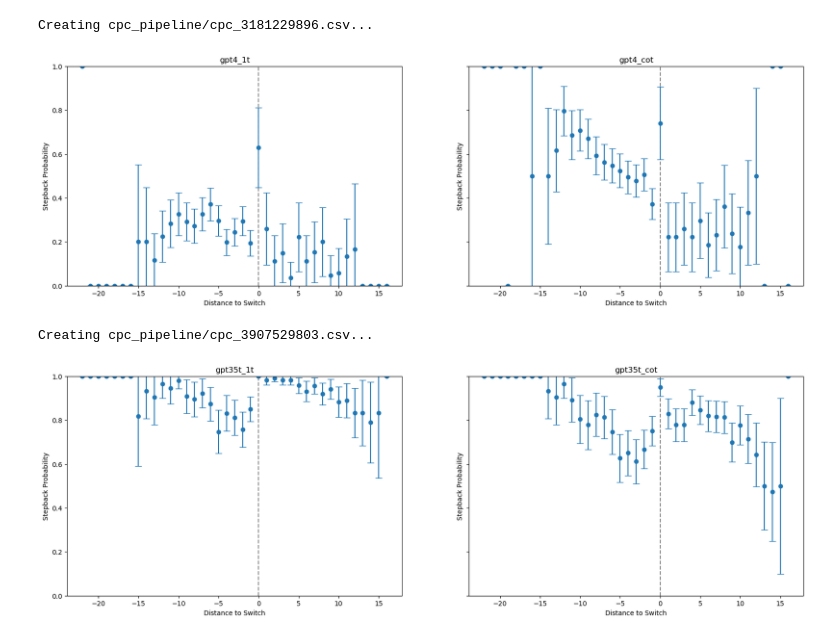
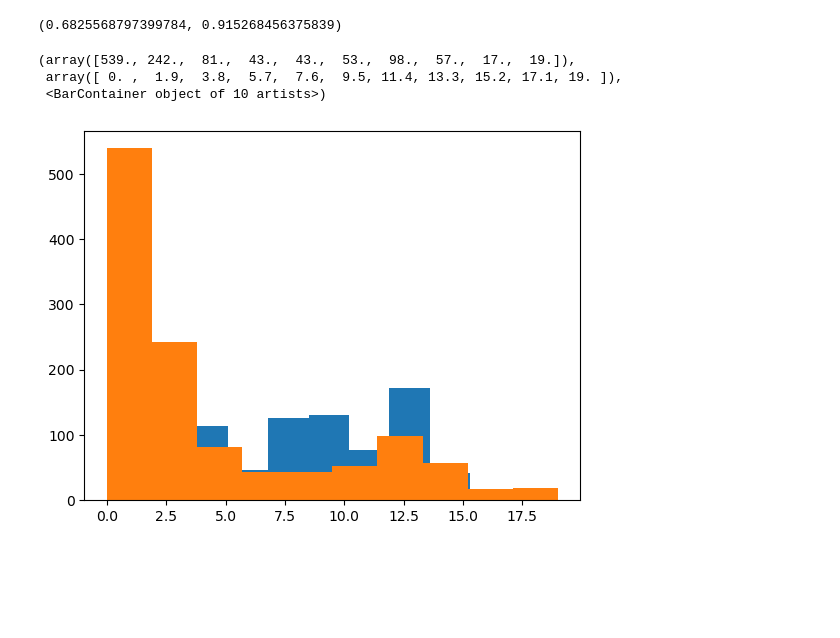
Before and after one commit to jlucassen/CPC_stepping_back, a Jupyter notebook: cpc_quadratic_replication.ipynb, the cells around one changed output. Saved outputs shown, nothing was run; the diff lists cells and outputs as text; code cells hidden in the pictures; blank space fills up the shorter version.

```diff
--- a/cpc_quadratic_replication.ipynb
+++ b/cpc_quadratic_replication.ipynb
@@ -76,12 +78,12 @@ do_analysis(cpc_df_4, [gpt4_1t, gpt4_cot])
-# %%
-data35t_cpc4 = judge_cpc(switching_df_35t, [gpt4_1t, gpt4_cot])
-do_analysis(data35t_cpc4, [gpt4_1t, gpt4_cot])
-# %% [output]
-Creating cpc_pipeline/cpc_3181229896.csv...
-[figure, removed]
-# %%
-data4_35t = judge_cpc(switching_df_4, [gpt35t_1t, gpt35t_cot])
-do_analysis(data4_35t, [gpt35t_1t, gpt35t_cot])
-# %% [output]
-Creating cpc_pipeline/cpc_3907529803.csv...
-[figure, removed]
+# %%
+sum(cpc_df_35t['gpt35t_cot'] == cpc_df_35t['gpt35t_1t'])/len(cpc_df_35t), sum(cpc_df_4['gpt4_cot'] == cpc_df_4['gpt4_1t'])/len(cpc_df_4)
+# %% [output]
+(0.6825568797399784, 0.915268456375839)
+# %%
+plt.hist(cpc_df_35t['switch_index'])
+plt.hist(cpc_df_4['switch_index'])
+# %% [output]
+(array([539., 242.,  81.,  43.,  43.,  53.,  98.,  57.,  17.,  19.]),
+ array([ 0. ,  1.9,  3.8,  5.7,  7.6,  9.5, 11.4, 13.3, 15.2, 17.1, 19. ]),
+ <BarContainer object of 10 artists>)
+[figure, added]
```
Also changed, not shown: parts of 6 cells of this notebook, 1 other file.
